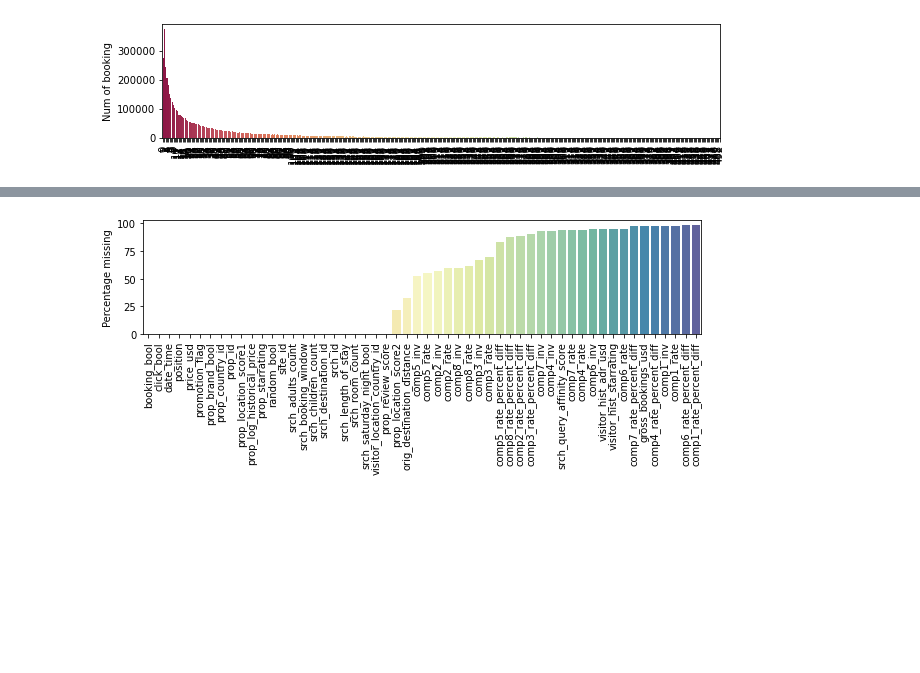
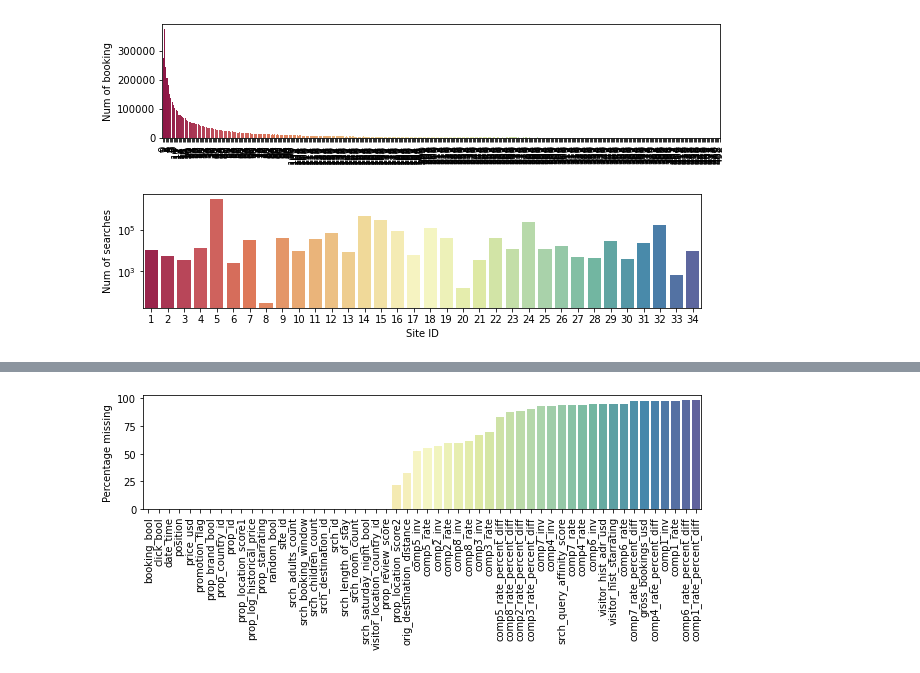
Before and after one commit to abhiwankenobi/DMT2022, a Jupyter notebook: Assignment2/EDA.ipynb, the cells around one changed output, grey strips where cells are left out. Drawn from its saved outputs; the diff is of its cells as text; code cells hidden in the pictures; blank space fills up the shorter version.

```diff
--- a/Assignment2/EDA.ipynb
+++ b/Assignment2/EDA.ipynb
@@ -221,3 +296,14 @@ for item in bp.get_xticklabels():
 plt.subplots_adjust(bottom=0.5)
 # %% [output]
 [figure]
+# %%
+site_id_sorted = dict(df_train.site_id.value_counts().sort_values())
+fig, ax = plt.subplots(figsize=(1200/120, 500/120))
+perc =  [i for i in site_id_sorted.values()]
+bp = sns.barplot(x=list(site_id_sorted.keys()),y=perc, palette='Spectral')
+bp.set_ylabel("Num of searches")
+bp.set_xlabel("Site ID")
+bp.set_yscale("log")
+plt.subplots_adjust(bottom=0.5)
+# %% [output]
+[figure, added]
```
Also changed, not shown: parts of 18 cells of this notebook.
